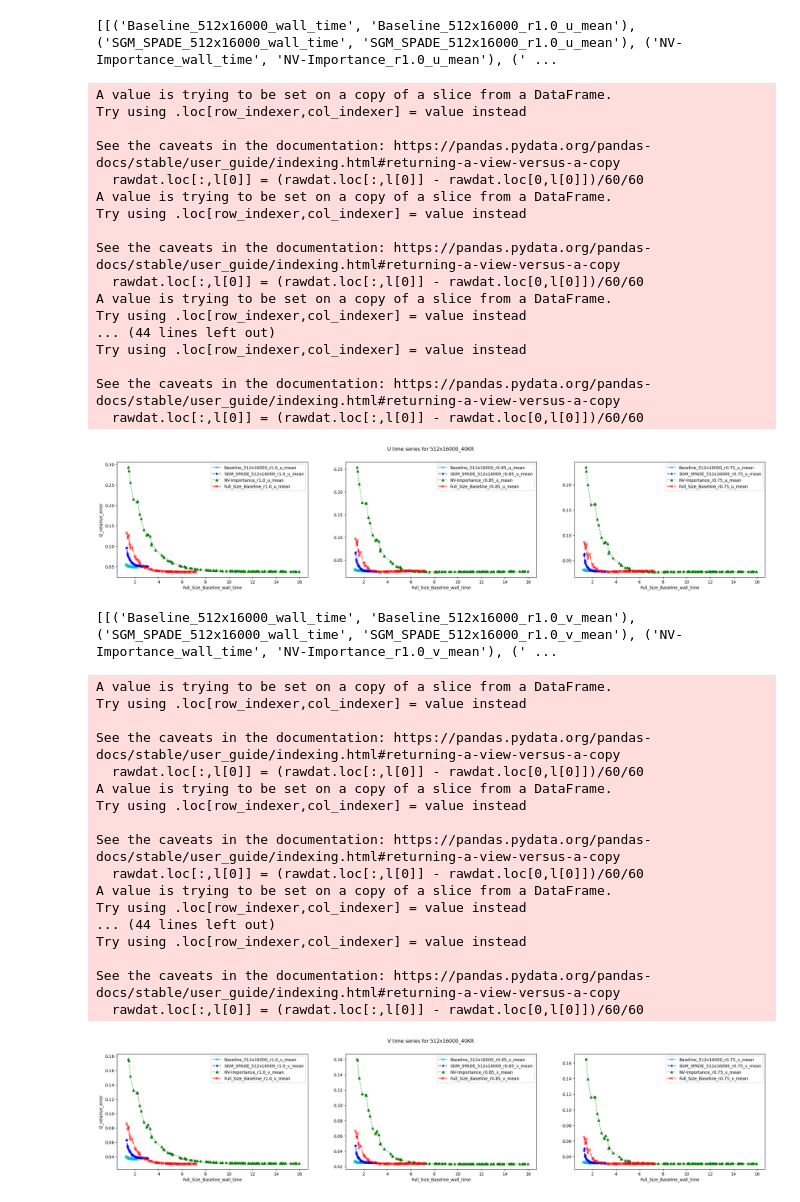
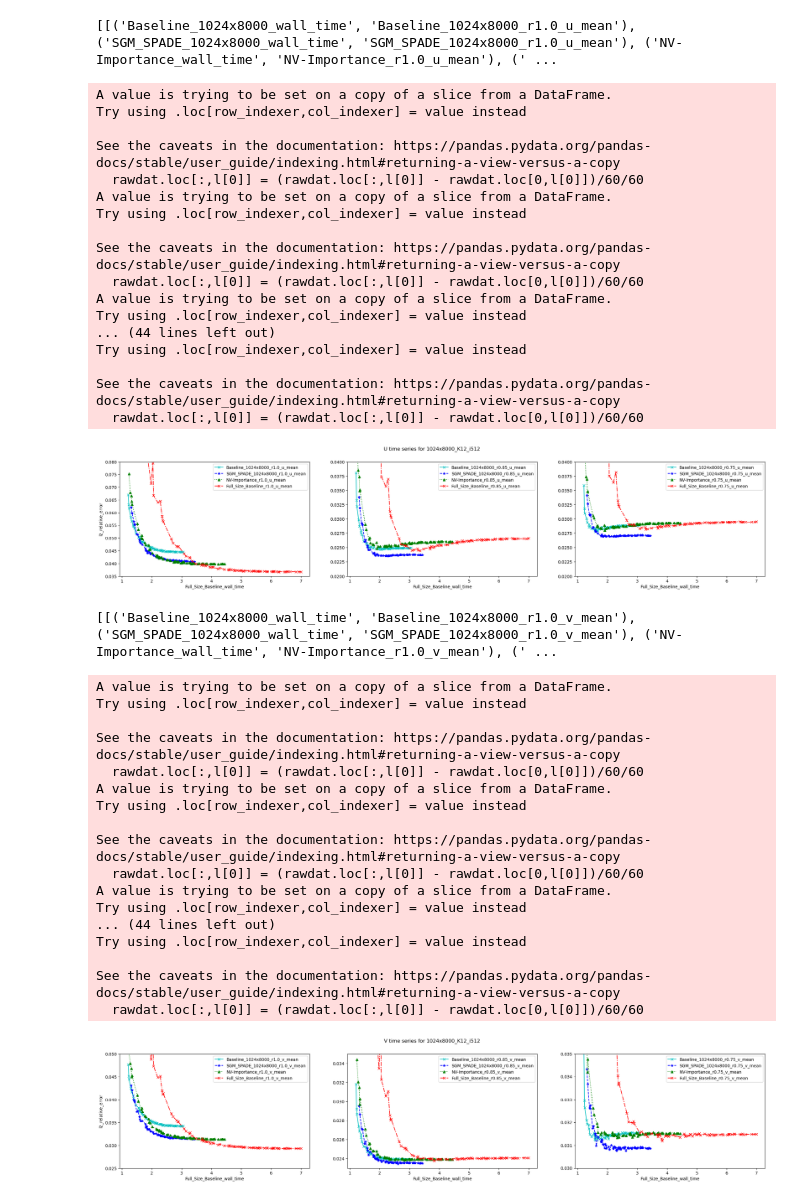
Before and after one commit to janticev/tensorboard-aggregator-modulus22, a Jupyter notebook: datagrabbing copy 5.ipynb, the cells around one changed output. Drawn from its saved outputs; the diff is of its cells as text; code cells hidden in the pictures.

```diff
--- a/datagrabbing copy 5.ipynb
+++ b/datagrabbing copy 5.ipynb
@@ -113,7 +113,7 @@ agNames
 #plot step series p
 plotVars_p_allValidators = [[f'{subfolders[0]}_{j}_p_step'] + [f'{i}_{j}_p_mean' for i in subfolders ] for j in validatorsRename.values()]
 print(plotVars_p_allValidators)
-stepFilter = dataframes[0][f'{subfolders[0]}_r1.0_p_step'] >= 150000
+stepFilter = dataframes[0][f'{subfolders[0]}_r1.0_p_step'] >= 50000
 def set_cycler(ax):
     ax.set_prop_cycle(plt.cycler('color', ['r', 'b', 'g', 'c'])+
                       plt.cycler('linestyle', ['-','--',':','-.'])+
@@ -160,7 +160,7 @@ for i in range(len(dataframes)):
 #plot step series v
 plotVars_p_allValidators = [[f'{subfolders[0]}_{j}_v_step'] + [f'{i}_{j}_v_mean' for i in subfolders ] for j in validatorsRename.values()]
 print(plotVars_p_allValidators)
-stepFilter = dataframes[0][f'{subfolders[0]}_r1.0_v_step'] >= 150000
+stepFilter = dataframes[0][f'{subfolders[0]}_r1.0_v_step'] >= 100000
 #fmt = '[marker][line][color]' linestyle='--', marker='o', color='b'
 #fmts = ['-r','--*b',':^g','-.xc']
 #formats = {'marker':['.','*','^','x'], 'linestyle':['-','--',':','-.'], 'color':['r','b','g','c']}
@@ -201,8 +201,10 @@ for i in range(len(dataframes)):
     fig, axes = plt.subplots(nrows=1, ncols=3, figsize = (28,5))
     fig.suptitle(f'{str.upper(plotVar)} time series for {agNames[i]}')
     axes[0].set_ylabel('l2_relative_error')
+    ylims = [(.011,.014),(.08,.16),(.08,.16)]
     for k,j in enumerate(plotVars_p_allValidators):
         set_cycler(axes[k])
+        #axes[k].set_ylim(*ylims[k])
         for l in j:
             rawdat = dataframes[i][list(l)]
             rawdat.loc[:,l[0]] = (rawdat.loc[:,l[0]] - rawdat.loc[0,l[0]])/60/60
@@ -253,12 +255,14 @@ for i in range(len(dataframes)):
     fig, axes = plt.subplots(nrows=1, ncols=3, figsize = (28,5))
     fig.suptitle(f'{str.upper(plotVar)} time series for {agNames[i]}')
     axes[0].set_ylabel('l2_relative_error')
+    ylims = [(.035,.08),(.02,.04),(.02,.04)]
     for k,j in enumerate(plotVars_p_allValidators):
         set_cycler(axes[k])
+        axes[k].set_ylim(*ylims[k])
         for l in j:
             rawdat = dataframes[i][list(l)]
             rawdat.loc[:,l[0]] = (rawdat.loc[:,l[0]] - rawdat.loc[0,l[0]])/60/60
-            rawdat[rawdat[l[0]] >= 1.2].plot(x=l[0],y=l[1],ax=axes[k])
+            rawdat[rawdat[l[0]] >= 1.2][rawdat[l[0]]<= 7].plot(x=l[0],y=l[1],ax=axes[k])
 
 
 # import matplotlib.pyplot as plt
@@ -275,7 +279,7 @@ for i in range(len(dataframes)):
 # rawdat.plot(x='test_wall_time', y = 'test_validator_2_p_mean', ax=ax)
 # plt.show()
 # %% [output]
-[[('Baseline_512x16000_wall_time', 'Baseline_512x16000_r1.0_u_mean'), ('SGM_SPADE_512x16000_wall_time', 'SGM_SPADE_512x16000_r1.0_u_mean'), ('NV-Importance_wall_time', 'NV-Importance_r1.0_u_mean'), (' ...
+[[('Baseline_1024x8000_wall_time', 'Baseline_1024x8000_r1.0_u_mean'), ('SGM_SPADE_1024x8000_wall_time', 'SGM_SPADE_1024x8000_r1.0_u_mean'), ('NV-Importance_wall_time', 'NV-Importance_r1.0_u_mean'), (' ...
 A value is trying to be set on a copy of a slice from a DataFrame.
 Try using .loc[row_indexer,col_indexer] = value instead
 
@@ -293,7 +297,7 @@ Try using .loc[row_indexer,col_indexer] = value instead
 
 See the caveats in the documentation: https://pandas.pydata.org/pandas-docs/stable/user_guide/indexing.html#returning-a-view-versus-a-copy
   rawdat.loc[:,l[0]] = (rawdat.loc[:,l[0]] - rawdat.loc[0,l[0]])/60/60
-[figure, old version]
+[figure, new version]
 # %%
 #plot time series v
 plotVar = 'v'
@@ -305,44 +309,46 @@ for i in range(len(dataframes)):
     fig, axes = plt.subplots(nrows=1, ncols=3, figsize = (28,5))
     fig.suptitle(f'{str.upper(plotVar)} time series for {agNames[i]}')
     axes[0].set_ylabel('l2_relative_error')
+    ylims = [(.025,.05),(.023,.035),(.03,.035)]
     for k,j in enumerate(plotVars_p_allValidators):
         set_cycler(axes[k])
+        axes[k].set_ylim(*ylims[k])
         for l in j:
             rawdat = dataframes[i][list(l)]
             rawdat.loc[:,l[0]] = (rawdat.loc[:,l[0]] - rawdat.loc[0,l[0]])/60/60
-            rawdat[rawdat[l[0]] >= 1.2].plot(x=l[0],y=l[1],ax=axes[k])
+            rawdat[rawdat[l[0]] >= 1.2][rawdat[l[0]]<= 7].plot(x=l[0],y=l[1],ax=axes[k])
 
 
 # import matplotlib.pyplot as plt
 # rawdat = dataframes[0][['SGM_SPADE_validator_2_p_step','SGM_SPADE_wall_time','test_wall_time',
 #                         'SGM_SPADE_validator_2_p_mean','test_validator_2_p_mean']
 #               ][dataframes[0]['SGM_SPADE_validator_2_p_step'] >= 150000]
 # rawdat.loc[:,'SGM_SPADE_wall_time'] = (rawdat.loc[:,'SGM_SPADE_wall_time'] - rawdat.loc[0,'SGM_SPADE_wall_time'])/60/60
 # rawdat.loc[:,'test_wall_time'] = (rawdat.loc[:,'test_wall_time'] - rawdat.loc[0,'test_wall_time'])/60/60
 # #.plot(x='SGM_SPADE_validator_2_p_step', y = 'SGM_SPADE_validator_2_p_mean')
 
 # #[dataframes[0]['SGM_SPADE_validator_3_p_step'] >= 150000]
 
 # ax = rawdat.plot(x='SGM_SPADE_wall_time', y = 'SGM_SPADE_validator_2_p_mean')
 # rawdat.plot(x='test_wall_time', y = 'test_validator_2_p_mean', ax=ax)
 # plt.show()
 # %% [output]
-[[('Baseline_512x16000_wall_time', 'Baseline_512x16000_r1.0_v_mean'), ('SGM_SPADE_512x16000_wall_time', 'SGM_SPADE_512x16000_r1.0_v_mean'), ('NV-Importance_wall_time', 'NV-Importance_r1.0_v_mean'), (' ...
+[[('Baseline_1024x8000_wall_time', 'Baseline_1024x8000_r1.0_v_mean'), ('SGM_SPADE_1024x8000_wall_time', 'SGM_SPADE_1024x8000_r1.0_v_mean'), ('NV-Importance_wall_time', 'NV-Importance_r1.0_v_mean'), (' ...
 A value is trying to be set on a copy of a slice from a DataFrame.
 Try using .loc[row_indexer,col_indexer] = value instead
 
 See the caveats in the documentation: https://pandas.pydata.org/pandas-docs/stable/user_guide/indexing.html#returning-a-view-versus-a-copy
   rawdat.loc[:,l[0]] = (rawdat.loc[:,l[0]] - rawdat.loc[0,l[0]])/60/60
 A value is trying to be set on a copy of a slice from a DataFrame.
 Try using .loc[row_indexer,col_indexer] = value instead
 
 See the caveats in the documentation: https://pandas.pydata.org/pandas-docs/stable/user_guide/indexing.html#returning-a-view-versus-a-copy
   rawdat.loc[:,l[0]] = (rawdat.loc[:,l[0]] - rawdat.loc[0,l[0]])/60/60
 A value is trying to be set on a copy of a slice from a DataFrame.
 Try using .loc[row_indexer,col_indexer] = value instead
 ... (44 lines left out)
 Try using .loc[row_indexer,col_indexer] = value instead
 
 See the caveats in the documentation: https://pandas.pydata.org/pandas-docs/stable/user_guide/indexing.html#returning-a-view-versus-a-copy
   rawdat.loc[:,l[0]] = (rawdat.loc[:,l[0]] - rawdat.loc[0,l[0]])/60/60
-[figure, old version]
+[figure, new version]
```
Also changed, not shown: parts of 9 cells of this notebook, 11 other files.
